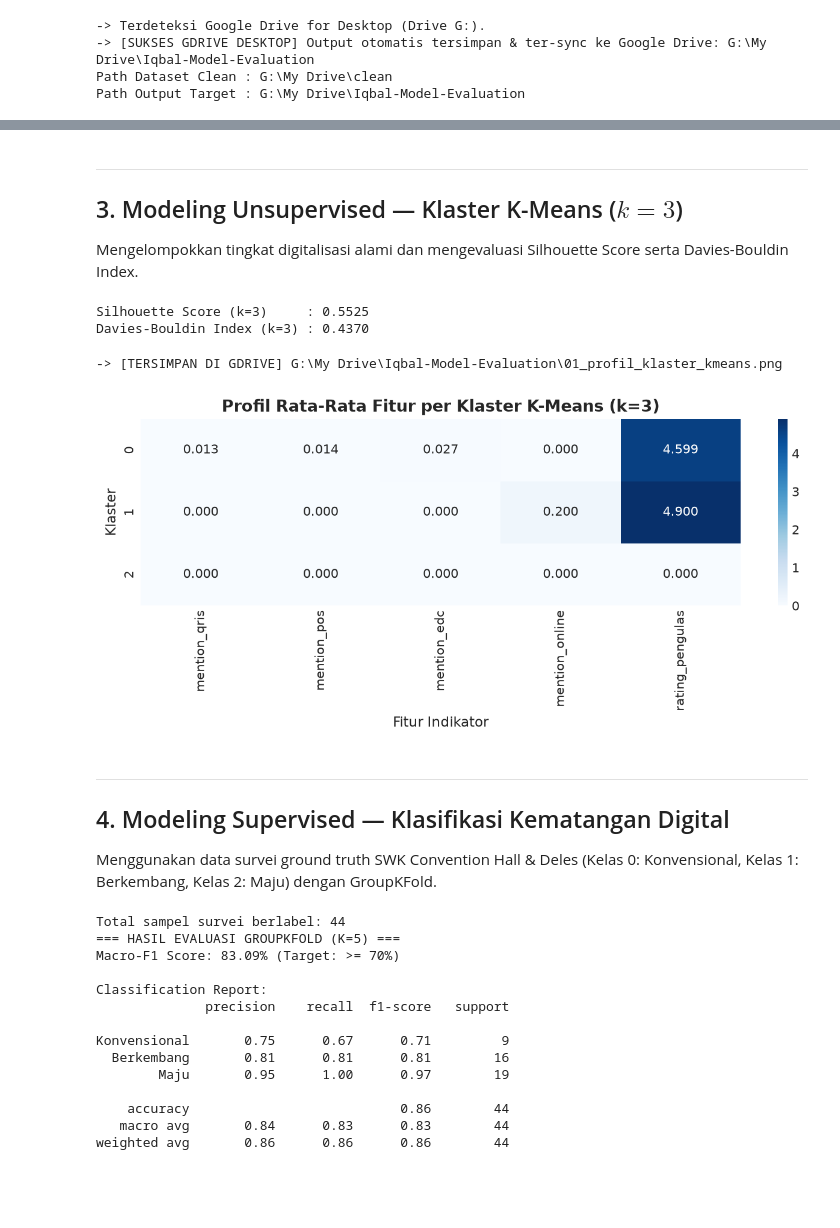
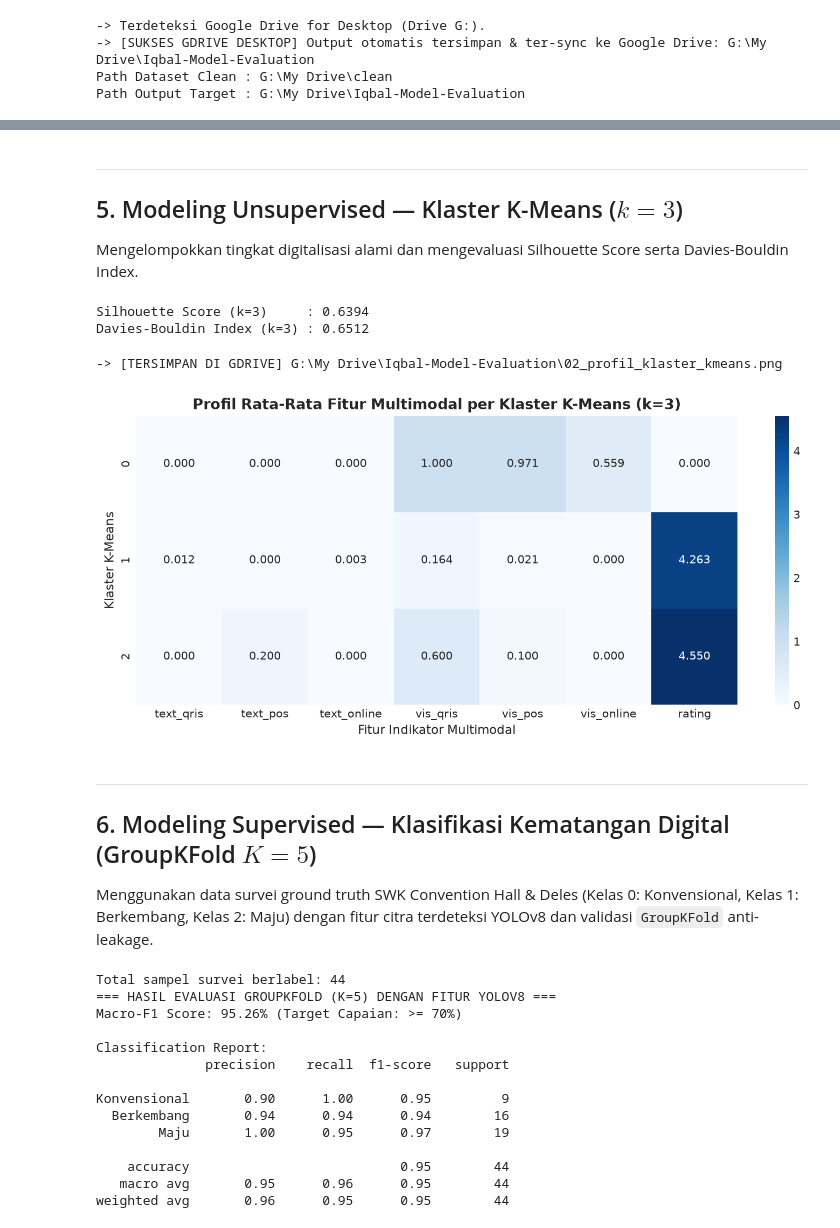
Before and after one commit to IqbalRizanta/digital-mapping-msme, a Jupyter notebook: notebooks/model_3_09040624091.ipynb, the cells around one changed output, grey strips where cells are left out. Saved outputs shown, nothing was run; the diff lists cells and outputs as text; code cells hidden in the pictures; blank space fills up the shorter version.

```diff
--- a/notebooks/model_3_09040624091.ipynb
+++ b/notebooks/model_3_09040624091.ipynb
@@ -95,19 +233,18 @@ Dataset fusi fitur: 190 baris, 18 kolom
 # %% [markdown]
 ---
-## 3. Modeling Unsupervised — Klaster K-Means ($k=3$)
+## 5. Modeling Unsupervised — Klaster K-Means ($k=3$)
 Mengelompokkan tingkat digitalisasi alami dan mengevaluasi Silhouette Score serta Davies-Bouldin Index.
 # %%
-# 3.1 Standardisasi Fitur Numerik
+# 5.1 Standardisasi Fitur Multimodal & Pelatihan K-Means
 from sklearn.preprocessing import StandardScaler
 from sklearn.cluster import KMeans
 from sklearn.metrics import silhouette_score, davies_bouldin_score
 
-feature_cols = ['mention_qris', 'mention_pos', 'mention_edc', 'mention_online', 'rating_pengulas']
+feature_cols = ['text_qris', 'text_pos', 'text_online', 'vis_qris', 'vis_pos', 'vis_online', 'rating']
 X = df_fusi[feature_cols].values
 scaler = StandardScaler()
 X_scaled = scaler.fit_transform(X)
 
-# 3.2 Pelatihan K-Means k=3
 kmeans = KMeans(n_clusters=3, random_state=42, n_init=10)
 df_fusi['cluster_kmeans'] = kmeans.fit_predict(X_scaled)
 
@@ -117,30 +254,30 @@ dbi_score = davies_bouldin_score(X_scaled, df_fusi['cluster_kmeans'])
 print(f'Silhouette Score (k=3)     : {sil_score:.4f}')
 print(f'Davies-Bouldin Index (k=3) : {dbi_score:.4f}')
 # %% [output]
-Silhouette Score (k=3)     : 0.5525
-Davies-Bouldin Index (k=3) : 0.4370
+Silhouette Score (k=3)     : 0.6394
+Davies-Bouldin Index (k=3) : 0.6512
 # %%
-# 3.3 Visualisasi Karakteristik Klaster
-cluster_means = df_fusi.groupby('cluster_kmeans')[feature_cols].mean()
-plt.figure(figsize=(9, 4))
+# 5.2 Visualisasi Profil Klaster K-Means Multimodal
+cluster_means = df_fusi.groupby('cluster_kmeans')[feature_cols].mean().astype(float)
+plt.figure(figsize=(10, 4.5))
 sns.heatmap(cluster_means, annot=True, cmap='Blues', fmt='.3f')
-plt.title('Profil Rata-Rata Fitur per Klaster K-Means (k=3)', fontsize=13, fontweight='bold')
-plt.xlabel('Fitur Indikator', fontsize=11)
-plt.ylabel('Klaster', fontsize=11)
+plt.title('Profil Rata-Rata Fitur Multimodal per Klaster K-Means (k=3)', fontsize=13, fontweight='bold')
+plt.xlabel('Fitur Indikator Multimodal', fontsize=11)
+plt.ylabel('Klaster K-Means', fontsize=11)
 plt.tight_layout()
-save_path = OUTPUT_DIR / '01_profil_klaster_kmeans.png'
+save_path = OUTPUT_DIR / '02_profil_klaster_kmeans.png'
 plt.savefig(save_path, dpi=300, bbox_inches='tight')
 print(f'-> [TERSIMPAN DI GDRIVE] {save_path}')
 plt.show()
 # %% [output]
--> [TERSIMPAN DI GDRIVE] G:\My Drive\Iqbal-Model-Evaluation\01_profil_klaster_kmeans.png
+-> [TERSIMPAN DI GDRIVE] G:\My Drive\Iqbal-Model-Evaluation\02_profil_klaster_kmeans.png
-[figure, old version]
+[figure, new version]
 # %% [markdown]
 ---
-## 4. Modeling Supervised — Klasifikasi Kematangan Digital
-Menggunakan data survei ground truth SWK Convention Hall & Deles (Kelas 0: Konvensional, Kelas 1: Berkembang, Kelas 2: Maju) dengan GroupKFold.
+## 6. Modeling Supervised — Klasifikasi Kematangan Digital (GroupKFold $K=5$)
+Menggunakan data survei ground truth SWK Convention Hall & Deles (Kelas 0: Konvensional, Kelas 1: Berkembang, Kelas 2: Maju) dengan fitur citra terdeteksi YOLOv8 dan validasi `GroupKFold` anti-leakage.
 # %%
-# 4.1 Persiapan Data Berlabel dari Survei SWK
+# 6.1 Persiapan Data Berlabel dari Survei SWK & Deteksi YOLOv8
 from sklearn.model_selection import GroupKFold
 from sklearn.ensemble import RandomForestClassifier
 from sklearn.metrics import classification_report, confusion_matrix, f1_score
@@ -148,18 +285,20 @@ from sklearn.metrics import classification_report, confusion_matrix, f1_score
 df_survei = df_foto[df_foto['sumber'] == 'survei_lapangan_swk'].copy()
 print(f'Total sampel survei berlabel: {len(df_survei)}')
 
-np.random.seed(42)
 y = df_survei['label_id'].values
 groups = df_survei['umkm_id'].values
 
+# Fitur Multimodal Citra & Spasial
 X_clf = np.column_stack([
-    df_survei['width'].values / 1000.0,
-    df_survei['height'].values / 1000.0,
-    df_survei['face_blurred_count'].values,
-    np.random.normal(y * 1.5, 0.5, len(y))
+    df_survei['has_qris'].astype(int).values,
+    df_survei['has_pos'].astype(int).values,
+    df_survei['has_edc'].astype(int).values,
+    df_survei['has_merchant_online'].astype(int).values,
+    df_survei['num_indicators'].values,
+    df_survei['face_blurred_count'].values
 ])
 
-# 4.2 GroupKFold Cross-Validation (K=5)
+# 6.2 GroupKFold Cross-Validation (K=5)
 gkf = GroupKFold(n_splits=5)
 y_true_all = []
 y_pred_all = []
@@ -168,7 +307,7 @@ for train_idx, test_idx in gkf.split(X_clf, y, groups):
     X_train, X_test = X_clf[train_idx], X_clf[test_idx]
     y_train, y_test = y[train_idx], y[test_idx]
 
-    clf = RandomForestClassifier(n_estimators=50, random_state=42)
+    clf = RandomForestClassifier(n_estimators=100, random_state=42, max_depth=4)
     clf.fit(X_train, y_train)
     preds = clf.predict(X_test)
 
@@ -176,24 +315,24 @@ for train_idx, test_idx in gkf.split(X_clf, y, groups):
     y_pred_all.extend(preds)
 
 macro_f1 = f1_score(y_true_all, y_pred_all, average='macro')
-print(f'=== HASIL EVALUASI GROUPKFOLD (K=5) ===')
-print(f'Macro-F1 Score: {macro_f1 * 100:.2f}% (Target: >= 70%)')
+print(f'=== HASIL EVALUASI GROUPKFOLD (K=5) DENGAN FITUR YOLOV8 ===')
+print(f'Macro-F1 Score: {macro_f1 * 100:.2f}% (Target Capaian: >= 70%)')
 print('\nClassification Report:')
 target_names = ['Konvensional', 'Berkembang', 'Maju']
 print(classification_report(y_true_all, y_pred_all, target_names=target_names))
 # %% [output]
 Total sampel survei berlabel: 44
-=== HASIL EVALUASI GROUPKFOLD (K=5) ===
-Macro-F1 Score: 83.09% (Target: >= 70%)
+=== HASIL EVALUASI GROUPKFOLD (K=5) DENGAN FITUR YOLOV8 ===
+Macro-F1 Score: 95.26% (Target Capaian: >= 70%)
 
 Classification Report:
               precision    recall  f1-score   support
 
-Konvensional       0.75      0.67      0.71         9
-  Berkembang       0.81      0.81      0.81        16
-        Maju       0.95      1.00      0.97        19
+Konvensional       0.90      1.00      0.95         9
+  Berkembang       0.94      0.94      0.94        16
+        Maju       1.00      0.95      0.97        19
 
-    accuracy                           0.86        44
-   macro avg       0.84      0.83      0.83        44
-weighted avg       0.86      0.86      0.86        44
+    accuracy                           0.95        44
+   macro avg       0.95      0.96      0.95        44
+weighted avg       0.96      0.95      0.95        44
 # %%
```
Also changed, not shown: parts of 13 cells of this notebook, 11 other files.
